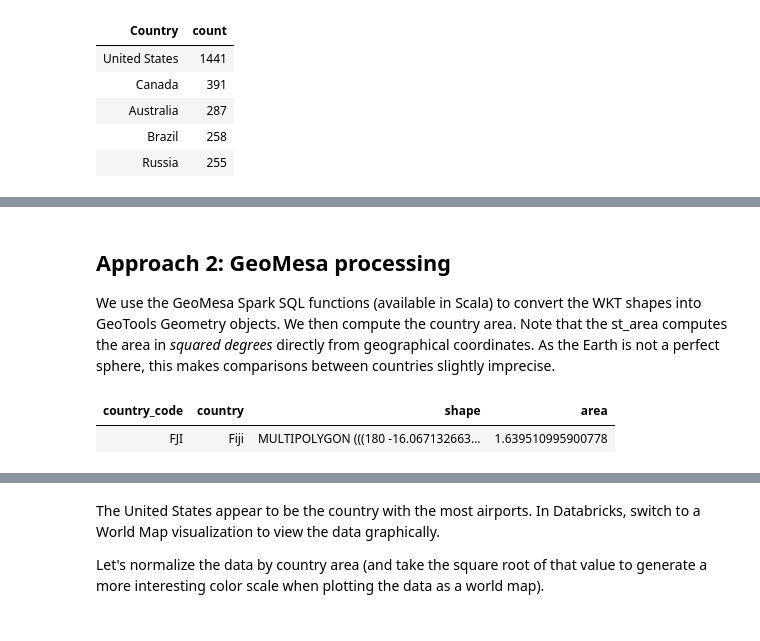
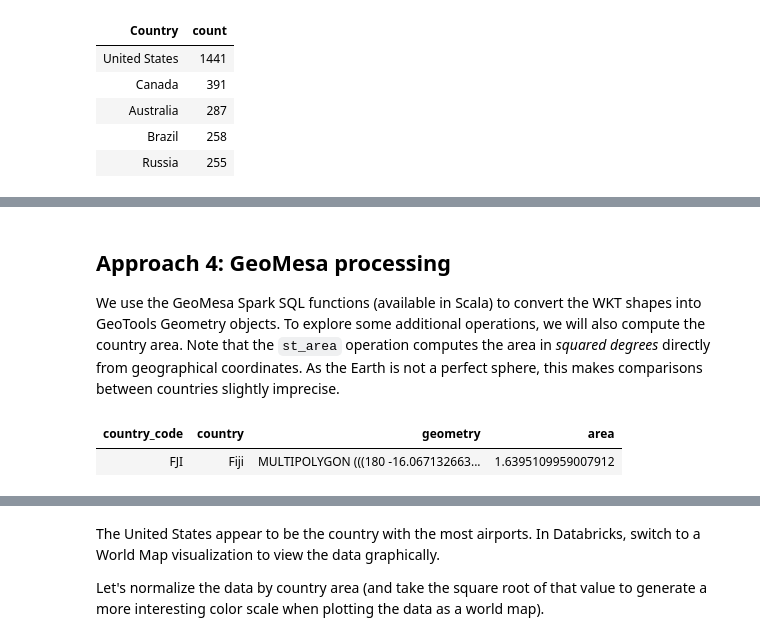
Before and after one commit to algattik/databricks-geomesa, a Jupyter notebook: notebooks/airport-mapping.ipynb, the cells around one changed output, grey strips where cells are left out. Drawn from its saved outputs; the diff is of its cells as text; code cells hidden in the pictures.

```diff
--- a/notebooks/airport-mapping.ipynb
+++ b/notebooks/airport-mapping.ipynb
@@ -149,28 +177,28 @@ The command takes a long time to run. It is not the best approach when combining
 # %% [markdown]
-## Approach 2: GeoMesa processing
+## Approach 4: GeoMesa processing
 
-We use the GeoMesa Spark SQL functions (available in Scala) to convert the WKT shapes into GeoTools Geometry objects. We then compute the country area. Note that the st_area computes the area in *squared degrees* directly from geographical coordinates. As the Earth is not a perfect sphere, this makes comparisons between countries slightly imprecise.
+We use the GeoMesa Spark SQL functions (available in Scala) to convert the WKT shapes into GeoTools Geometry objects. To explore some additional operations, we will also compute the country area. Note that the `st_area` operation computes the area in *squared degrees* directly from geographical coordinates. As the Earth is not a perfect sphere, this makes comparisons between countries slightly imprecise.
 # %%
 %scala
 import org.apache.spark.sql.SQLTypes
 import org.apache.spark.sql.functions._
 import org.locationtech.geomesa.spark.jts._
 
 // Register custom Geometry types
 SQLTypes.init(sqlContext)
 
 val countries =
 table("countries")
-  .withColumn("shape", st_geomFromWKT('shape).as("shape"))
+  .withColumn("geometry", st_geomFromWKT($"geometry"))
   .select(
-    $"record.ADM0_A3_IS".as("country_code"),
-    $"record.Name".as("country"),
-    $"shape",
-    st_area($"shape").as("area")
+    $"ADM0_A3_IS".as("country_code"),
+    $"Name".as("country"),
+    $"geometry",
+    st_area($"geometry").as("area")
   )
   .cache
 display(countries.limit(1))
 # %% [output]
-| country_code | country | shape | area |
-| FJI | Fiji | MULTIPOLYGON (((180 -16.067132663... | 1.639510995900778 |
+| country_code | country | geometry | area |
+| FJI | Fiji | MULTIPOLYGON (((180 -16.067132663... | 1.6395109959007912 |
 # %% [markdown]
```
Also changed, not shown: parts of 26 cells of this notebook.
